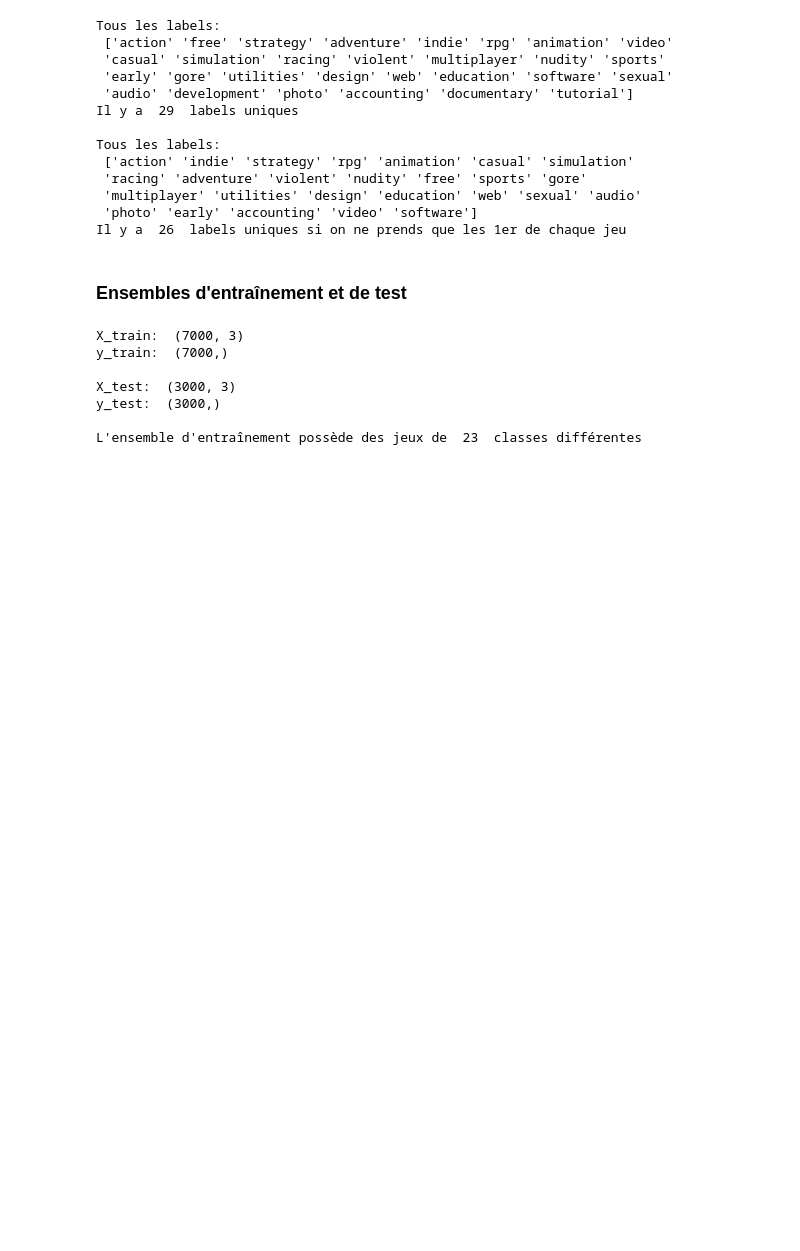
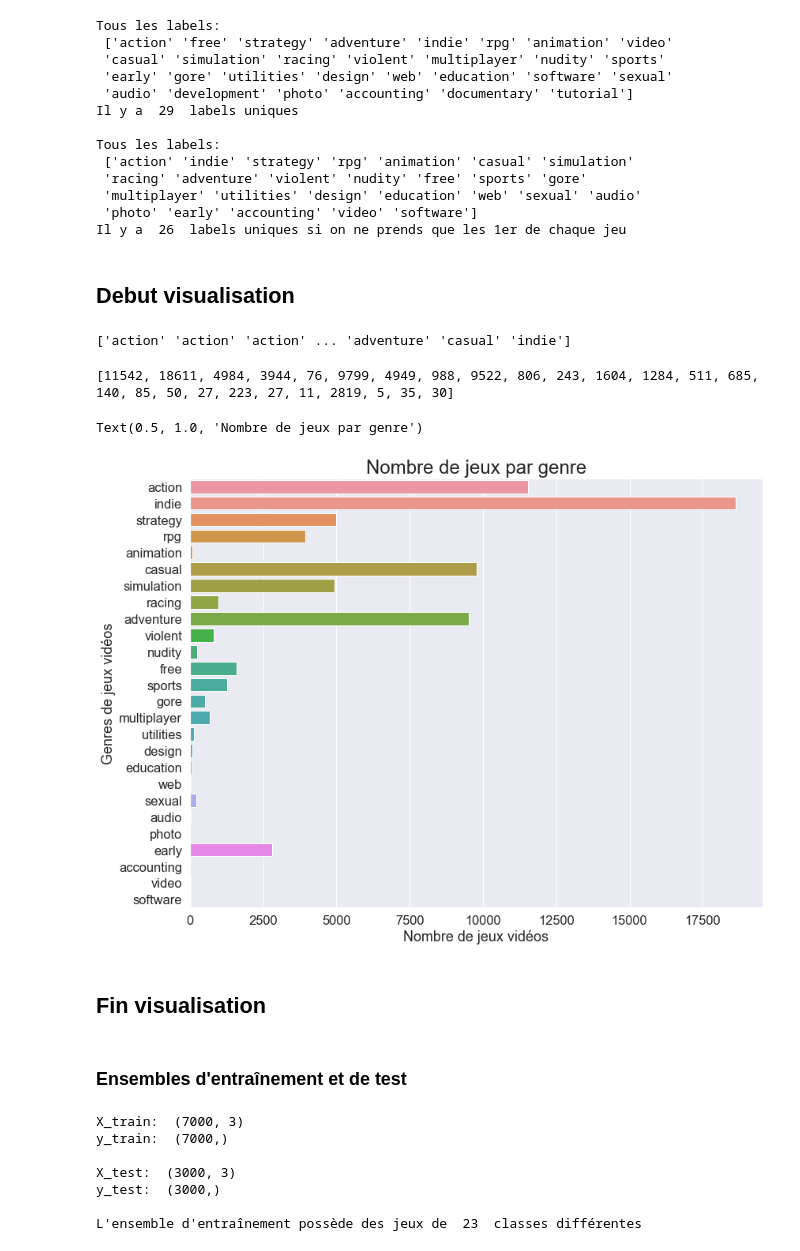
Before and after one commit to ArthurClot/projet-IAS, a Jupyter notebook: projet_ias.ipynb, the cells around one changed output. Drawn from its saved outputs; the diff is of its cells as text; code cells hidden in the pictures; blank space fills up the shorter version.

```diff
--- a/projet_ias.ipynb
+++ b/projet_ias.ipynb
@@ -536,6 +530,55 @@ Tous les labels:
  'multiplayer' 'utilities' 'design' 'education' 'web' 'sexual' 'audio'
  'photo' 'early' 'accounting' 'video' 'software']
 Il y a  26  labels uniques si on ne prends que les 1er de chaque jeu
+# %% [markdown]
+## Debut visualisation
+# %%
+def get_labels_list(y):
+    labels = []
+    N = y.shape[0]
+    for i in range(N):
+        y_split = y[i].split(" ")
+        for j in y_split:
+            if(j != " "):
+                labels.append(j)
+    return np.array(labels)
+
+print(get_labels_list(y))
+# %% [output]
+['action' 'action' 'action' ... 'adventure' 'casual' 'indie']
+# %%
+#fonction qui prend en param:
+#liste y du dataset (taille=76k)
+#et liste des 26 genres qui existent sans duplication (taille=26)
+def genre_count(y, genres):
+    list_genre_count = []
+    for genre in genres:
+        count=0
+        for genre2 in y:
+            if genre==genre2:
+                count+=1
+        list_genre_count.append(count)
+    return list_genre_count
+
+genreLabels = get_labels(y_first)
+list_genre_count=genre_count(get_labels_list(y), genreLabels)
+print(list_genre_count)
+# %% [output]
+[11542, 18611, 4984, 3944, 76, 9799, 4949, 988, 9522, 806, 243, 1604, 1284, 511, 685, 140, 85, 50, 27, 223, 27, 11, 2819, 5, 35, 30]
+# %%
+plt.figure(figsize=(13, 10))
+# Bar chart
+sns.set(font_scale=1.5) #taille du texte
+sns.barplot(x=list_genre_count, y=genreLabels)
+plt.xlabel("Nombre de jeux vidéos")
+plt.ylabel("Genres de jeux vidéos")
+sns.set(font_scale=2)
+plt.title("Nombre de jeux par genre")
+# %% [output]
+Text(0.5, 1.0, 'Nombre de jeux par genre')
+[figure, added]
+# %% [markdown]
+## Fin visualisation
 # %% [markdown]
 ### Ensembles d'entraînement et de test
 # %%
```
Also changed, not shown: parts of 13 cells of this notebook, 1 other file.
